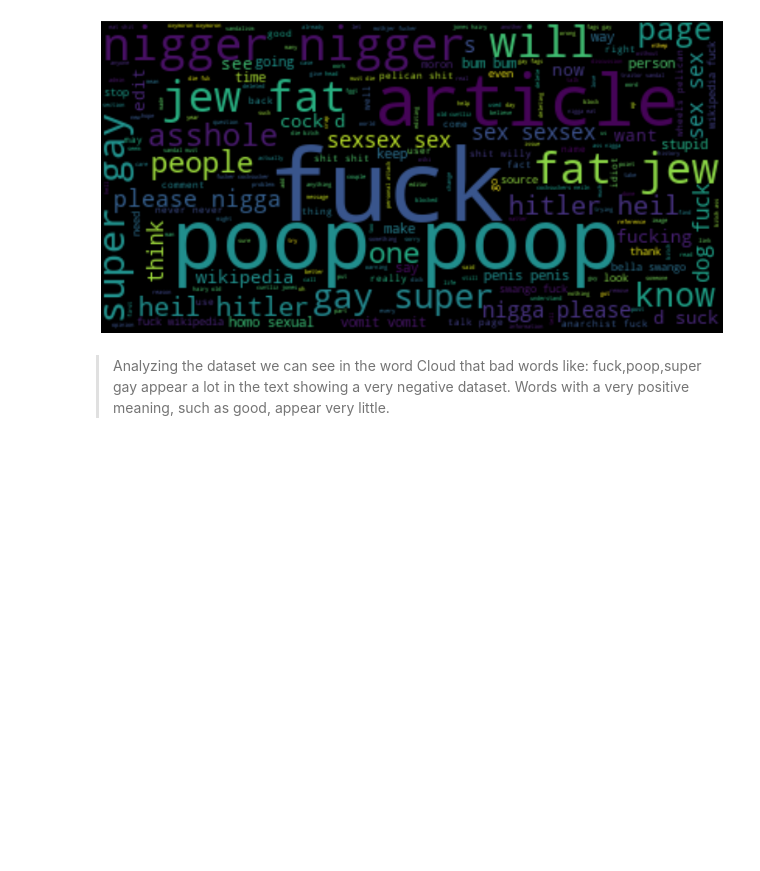
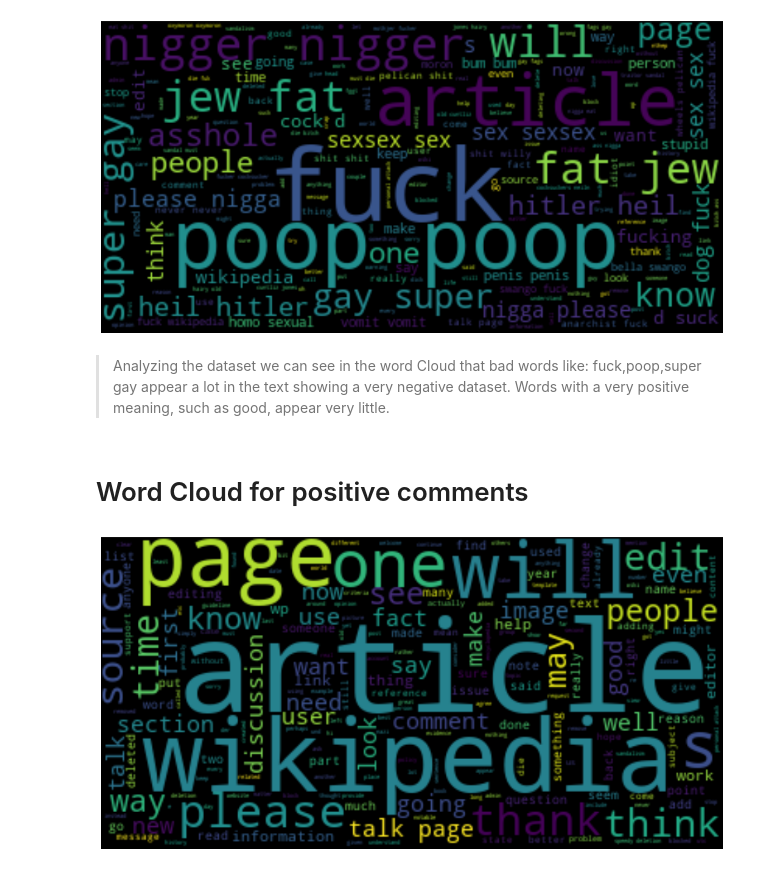
Before and after one commit to RichardeLira/Python-IA-Dell-Lead-, a Jupyter notebook: Final/AF.ipynb, the cells around one changed output. Saved outputs shown, nothing was run; the diff lists cells and outputs as text; code cells hidden in the pictures; blank space fills up the shorter version.

```diff
--- a/Final/AF.ipynb
+++ b/Final/AF.ipynb
@@ -438,3 +438,15 @@ plt.show()
 [figure]
 # %% [markdown]
 >  Analyzing the dataset we can see in the word Cloud that bad words like: fuck,poop,super gay appear a lot in the text showing a very negative dataset. Words with a very positive meaning, such as good, appear very little.
+# %% [markdown]
+# Word Cloud for positive comments
+# %%
+corpus = df[df['Toxic'] =='Non-Toxic']['comment_text'].tolist()
+corpus_all = " ".join(corpus)
+
+wordcloud = WordCloud().generate(corpus_all)
+plt.imshow(wordcloud, interpolation='bilinear')
+plt.axis("off")
+plt.show()
+# %% [output]
+[figure, added]
```
Also changed, not shown: parts of 4 cells of this notebook.
